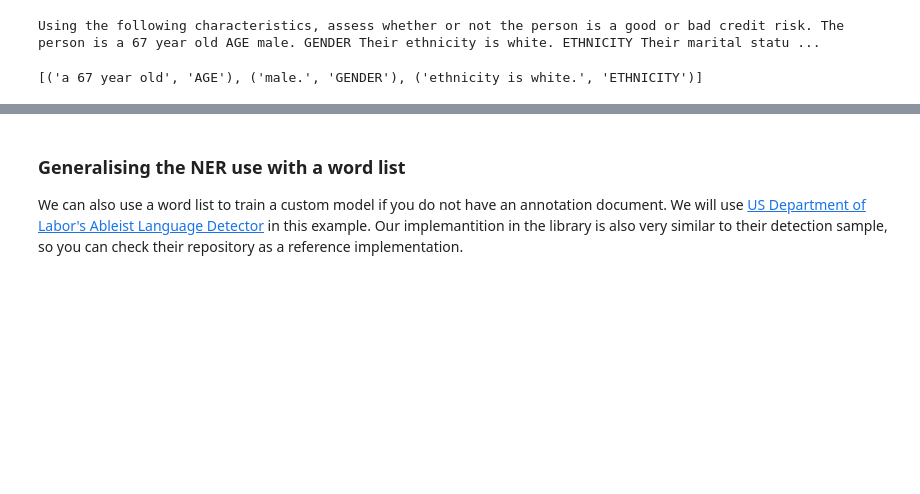
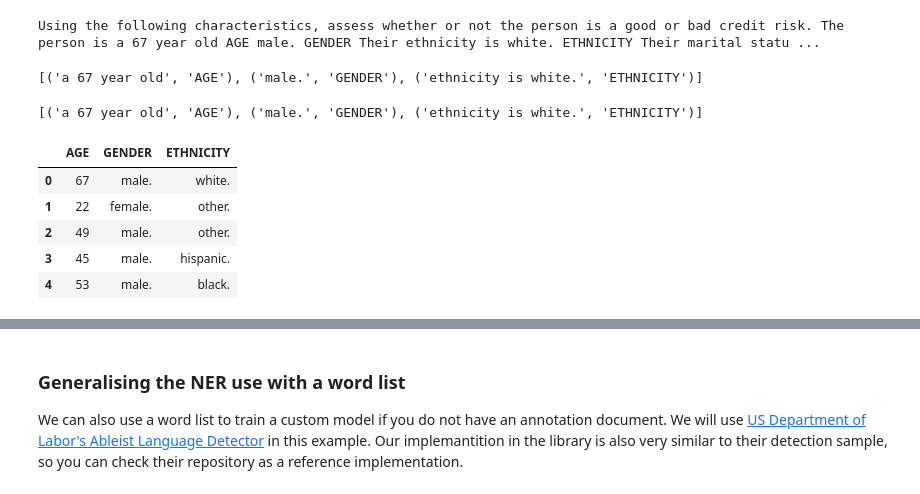
Before and after one commit to asabuncuoglu13/faid, a Jupyter notebook: demo-ner.ipynb, the cells around one changed output, grey strips where cells are left out. Cells and saved outputs as stored; diff of their text form; code cells hidden in the pictures; blank space fills up the shorter version.

```diff
--- a/demo-ner.ipynb
+++ b/demo-ner.ipynb
@@ -55,3 +55,40 @@ from faid.ner.detect import get_annotated_text
 print(get_annotated_text(credit_data['Prompt'][0], model_path='./data/annotation/model-custom'))
 # %% [output]
 [('a 67 year old', 'AGE'), ('male.', 'GENDER'), ('ethnicity is white.', 'ETHNICITY')]
+# %%
+# Let's save this annotated data in tabular format as a new dataframe.
+data = credit_data['Prompt'].apply(lambda x: get_annotated_text(x, model_path='./data/annotation/model-custom'))
+print(data[0])
+# %% [output]
+[('a 67 year old', 'AGE'), ('male.', 'GENDER'), ('ethnicity is white.', 'ETHNICITY')]
+# %%
+# After you get the values it might require a simple transformation to convert it into a tabular format.
+import re
+extracted_data = []
+for row in data:
+    row_dict = {}
+    for item in row:
+        key = item[1]
+        value = item[0]
+        if key == 'AGE':
+            # Extract the number from the age string
+            age_number = re.findall(r'\d+', value)
+            row_dict[key] = int(age_number[0]) if age_number else None
+        elif key == 'ETHNICITY':
+            # Remove "ethnicity is" from the ethnicity string
+            cleaned_ethnicity = value.replace('ethnicity is ', '').strip()
+            row_dict[key] = cleaned_ethnicity
+        else:
+            row_dict[key] = value
+    extracted_data.append(row_dict)
+
+df = pd.DataFrame(extracted_data)
+
+df.head()
+# %% [output]
+|  | AGE | GENDER | ETHNICITY |
+| 0 | 67 | male. | white. |
+| 1 | 22 | female. | other. |
+| 2 | 49 | male. | other. |
+| 3 | 45 | male. | hispanic. |
+| 4 | 53 | male. | black. |
```
Also changed, not shown: parts of 5 cells of this notebook.
